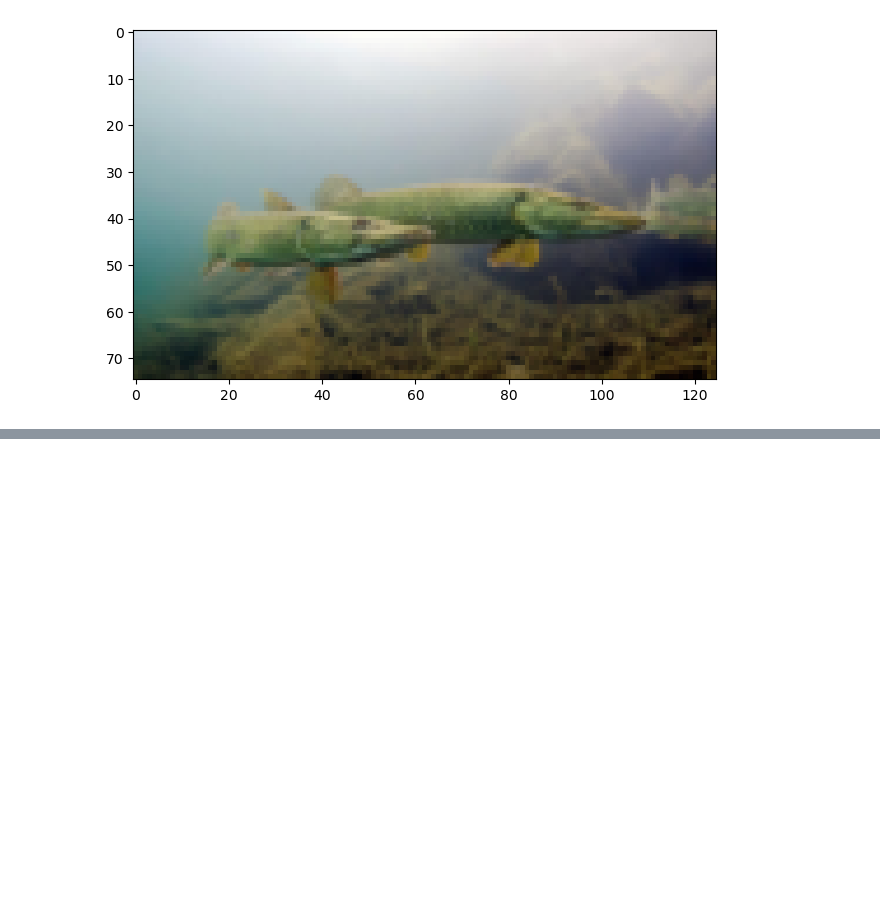
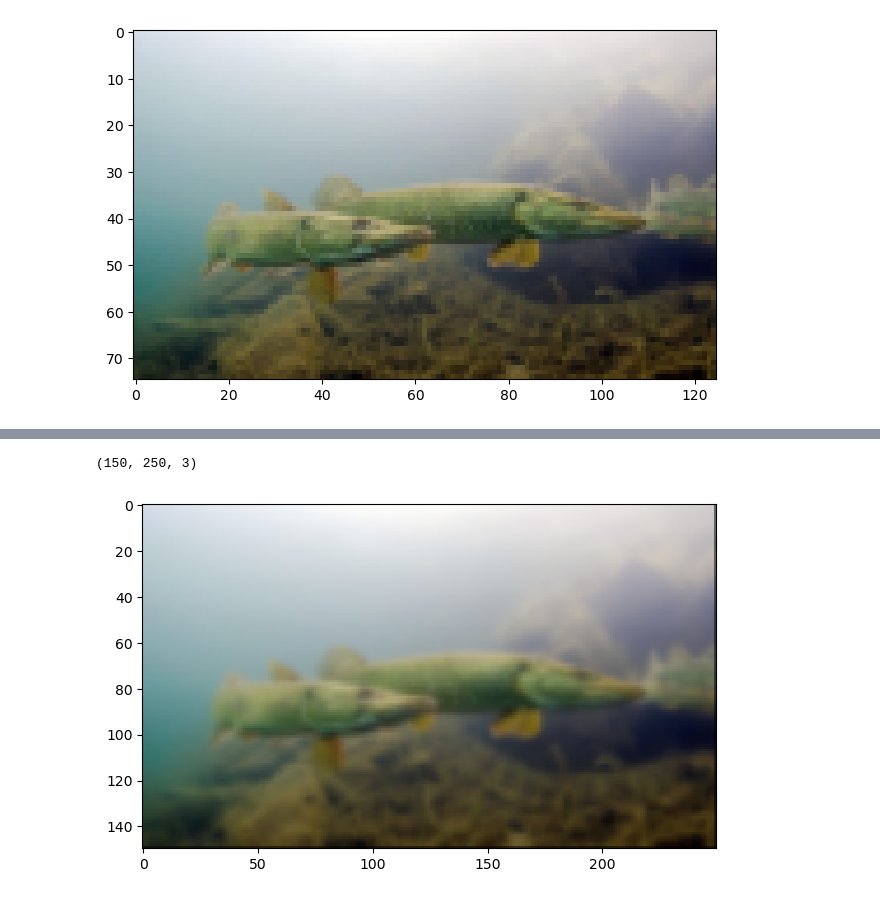
Before and after one commit to hjjakubowski/SIOC_LAB, a Jupyter notebook: Lab 4/2D interpolation.ipynb, the cells around one changed output, grey strips where cells are left out. Cells and saved outputs as stored; diff of their text form; code cells hidden in the pictures; blank space fills up the shorter version.

```diff
--- a/Lab 4/2D interpolation.ipynb
+++ b/Lab 4/2D interpolation.ipynb
@@ -84,0 +111,8 @@ Text(0.5, 1.0, 'Sample Hold Kernel')
+# %%
+szczupak = transform.resize(szczupak, output_shape=(75,125))
+hn_interp = image_interpolate2d_rgb(szczupak, ratio=2, kernel_function=linear_kernel)
+io.imshow(hn_interp)
+hn_interp.shape
+# %% [output]
+(150, 250, 3)
+[figure, added]
```
Also changed, not shown: parts of 5 cells of this notebook, 2 other files.
